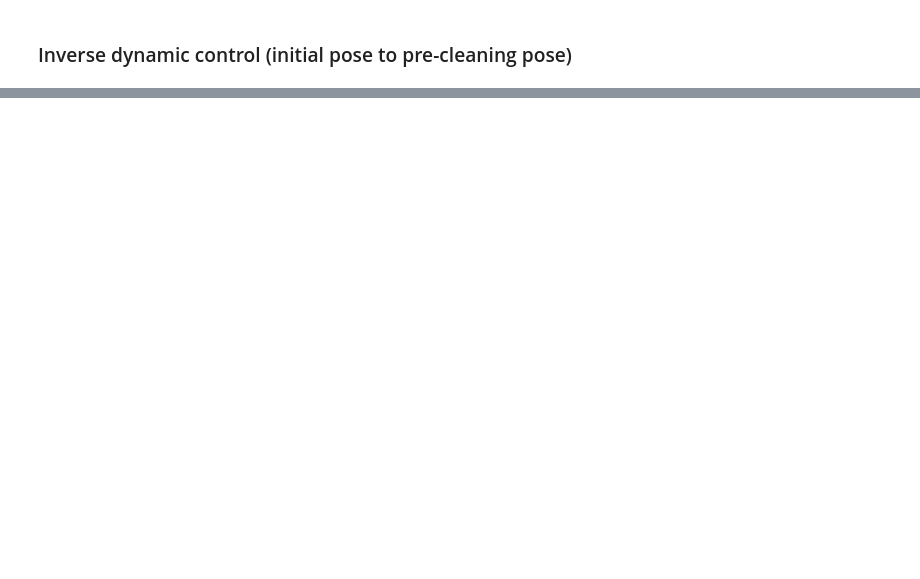
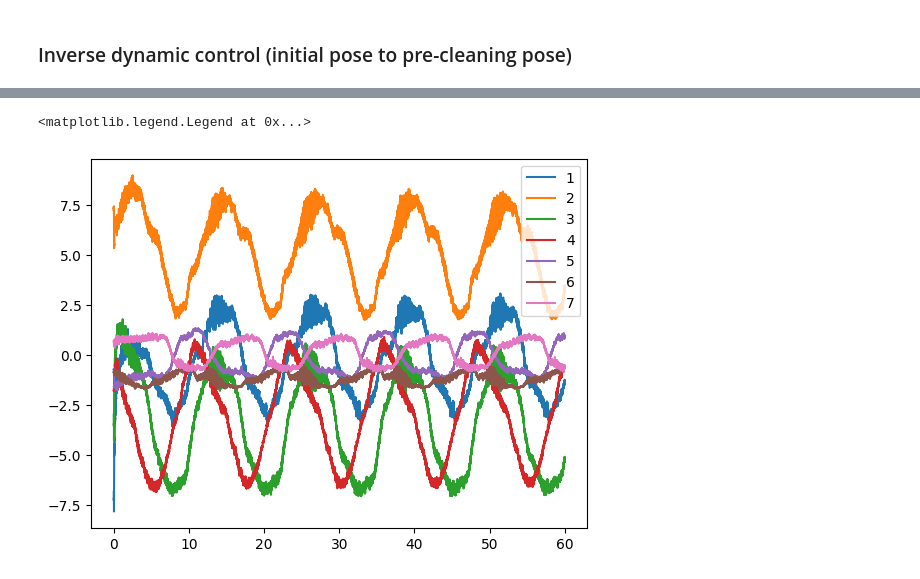
Before and after one commit to shiqingw/HOCBF-FR3-Experiments, a Jupyter notebook: test_cbf.ipynb, the cells around one changed output, grey strips where cells are left out. Drawn from its saved outputs; the diff is of its cells as text; code cells hidden in the pictures; blank space fills up the shorter version.

```diff
--- a/test_cbf.ipynb
+++ b/test_cbf.ipynb
@@ -127,8 +96,11 @@ cbf_qp = init_proxsuite_qp(n_v=n_joints, n_eq=0, n_in=n_joints+n_CBF)
 # %%
 from cores.utils.trajectory_utils import CircularTrajectory
 duration = 100
-P_start_point = np.array([0.42, 0.50, 0.0])
-P_center = np.array([0.32, 0.50, 0.0])
+start_time = 0
+end_time = start_time + duration
+dist_to_surface = -0.01
+P_start_point = np.array([0.42, 0.50, dist_to_surface])
+P_center = np.array([0.32, 0.50, dist_to_surface])
 nominal_linear_vel = 0.05
 R_b_to_w = np.eye(3)
-traj = CircularTrajectory(P_center, P_start_point, nominal_linear_vel, R_b_to_w, duration)
+traj = CircularTrajectory(P_center, P_start_point, nominal_linear_vel, R_b_to_w, start_time, end_time)
@@ -270,0 +312,15 @@ robot.setCommands(np.zeros_like(u))
+# %%
+
+plt.figure()
+plt.plot(t_list, u_nominal_list[:,0], label='1')
+plt.plot(t_list, u_nominal_list[:,1], label='2')
+plt.plot(t_list, u_nominal_list[:,2], label='3')
+plt.plot(t_list, u_nominal_list[:,3], label='4')
+plt.plot(t_list, u_nominal_list[:,4], label='5')
+plt.plot(t_list, u_nominal_list[:,5], label='6')
+plt.plot(t_list, u_nominal_list[:,6], label='7')
+
+plt.legend()
+# %% [output]
+<matplotlib.legend.Legend at 0x...>
+[figure, added]
```
Also changed, not shown: parts of 13 cells of this notebook, 4 other files.
